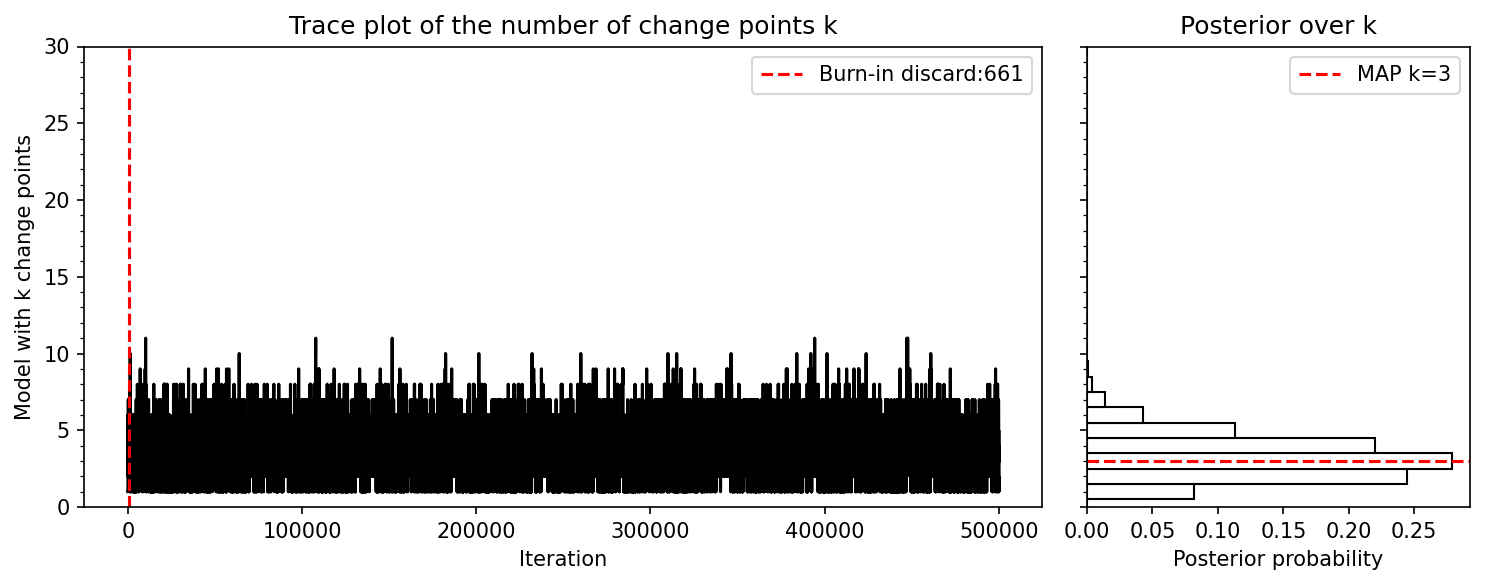
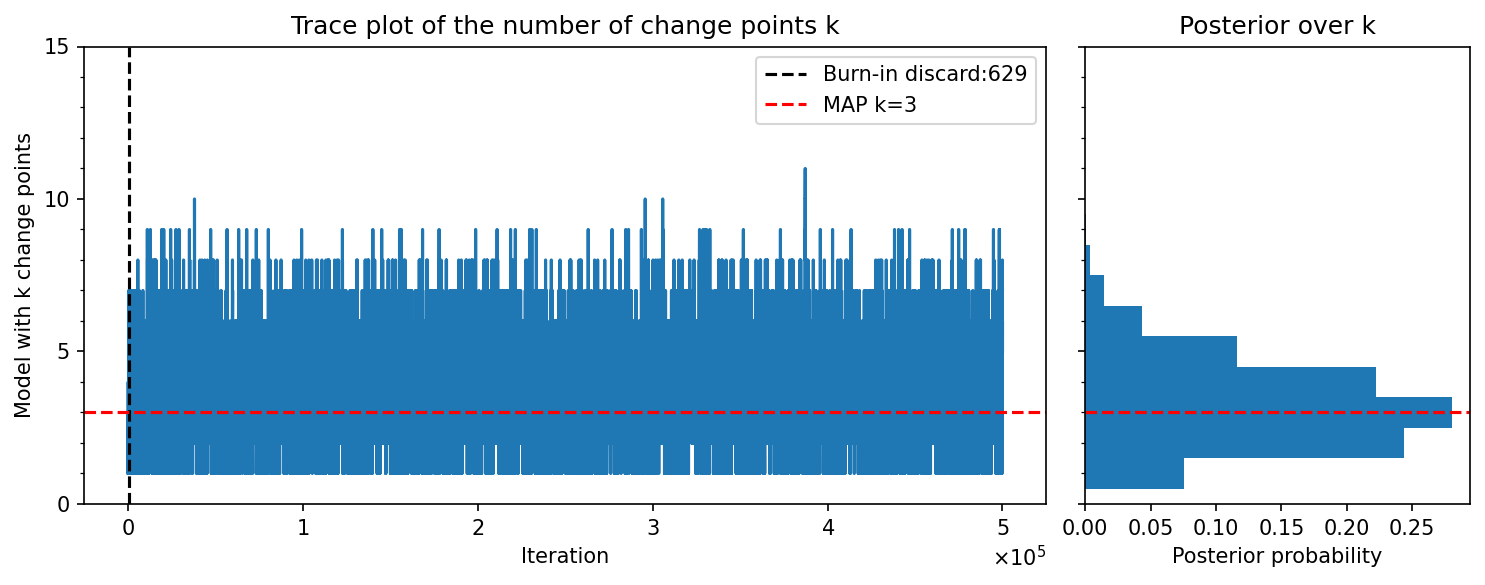
Code edit (unified diff) that turned the first committed figure into the second:
--- before
+++ after
@@ -1,4 +1,4 @@
 from helpers.q5 import k_post_trace
 
-k_map = k_post_trace(rjmcmc, discard = 10*tau)
+k_map = k_post_trace(rjmcmc, discard = 10*tau, savefig="plots/k_post_trace.png")
 print(f"The maximum a posteriori value of k is {k_map}")

Commit: saved all graphs up to q5ultimatepart